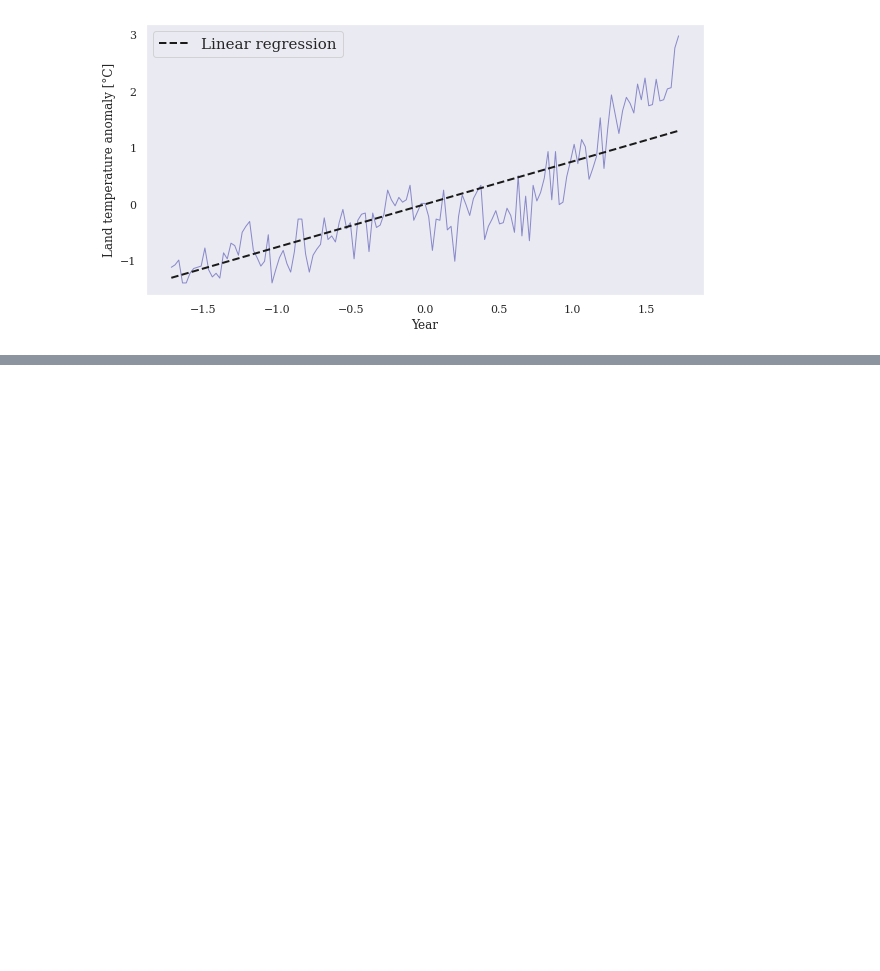
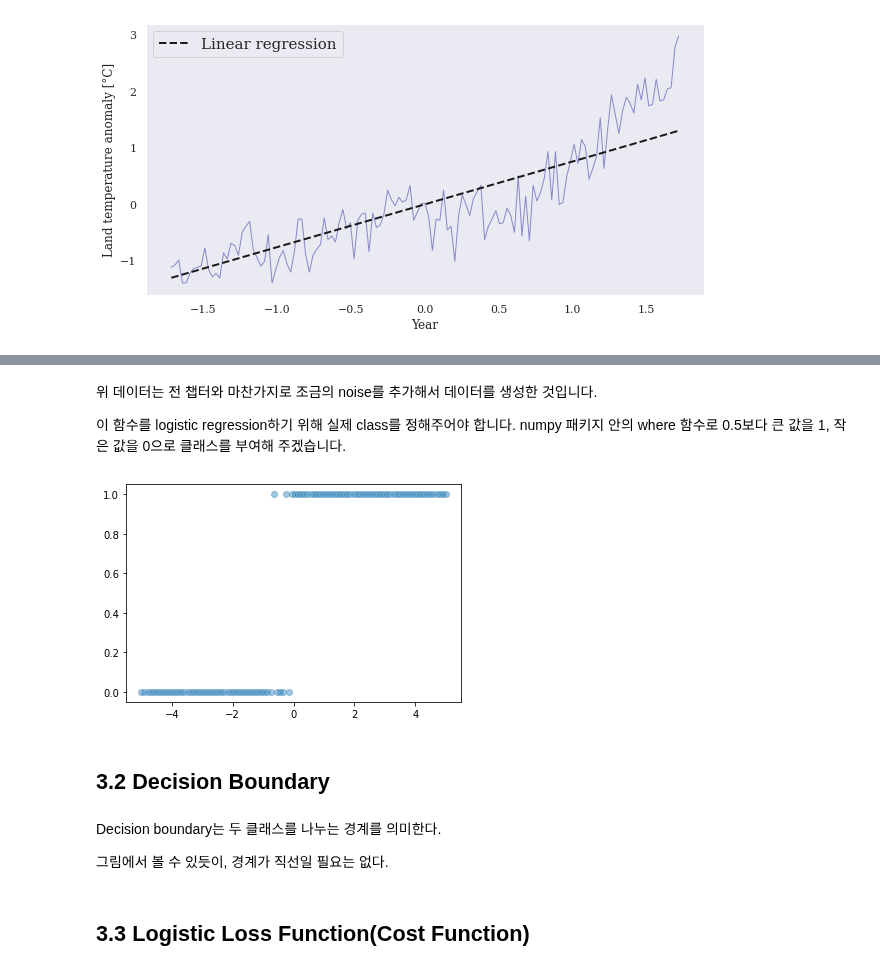
Before and after one commit to Kdelphinus/Python_study, a Jupyter notebook: goorm/AI기술 자연어 처리 전문가 양성 과정/02. Machine Learning.ipynb, the cells around one changed output, grey strips where cells are left out. Cells and saved outputs as stored; diff of their text form; code cells hidden in the pictures; blank space fills up the shorter version.

```diff
--- a/goorm/AI기술 자연어 처리 전문가 양성 과정/02. Machine Learning.ipynb
+++ b/goorm/AI기술 자연어 처리 전문가 양성 과정/02. Machine Learning.ipynb
@@ -657,0 +711,19 @@ pyplot.grid();
+# %% [markdown]
+위 데이터는 전 챕터와 마찬가지로 조금의 noise를 추가해서 데이터를 생성한 것입니다.
+
+이 함수를 logistic regression하기 위해 실제 class를 정해주어야 합니다. numpy 패키지 안의 where 함수로 0.5보다 큰 값을 1, 작은 값을 0으로 클래스를 부여해 주겠습니다.
+# %%
+y_data = numpy.where(y_data >= 0.5, 1, 0)
+pyplot.scatter(x_data, y_data, alpha=0.4);
+# %% [output]
+[figure, added]
+# %% [markdown]
+## 3.2 Decision Boundary
+# %% [markdown]
+Decision boundary는 두 클래스를 나누는 경계를 의미한다.
+
+<image src="https://www.oreilly.com/library/view/data-analysis-with/9781788393720/assets/b8521b37-5abf-4142-97d5-f1c8d4bb20cb.png">
+
+그림에서 볼 수 있듯이, 경계가 직선일 필요는 없다.
+# %% [markdown]
+## 3.3 Logistic Loss Function(Cost Function)
```
Also changed, not shown: parts of 52 cells of this notebook.
